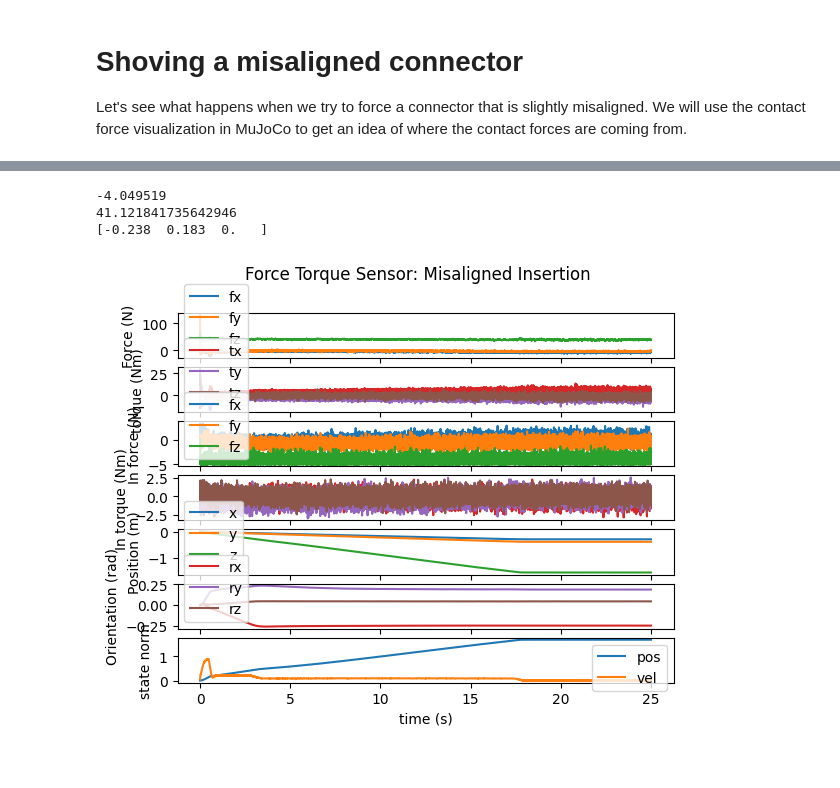
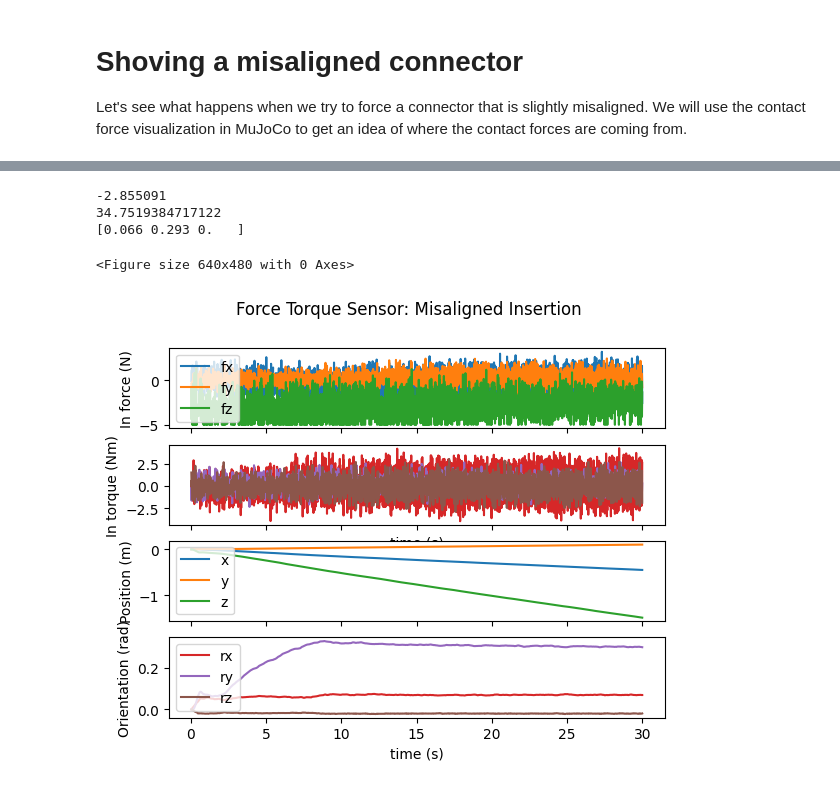
Before and after one commit to mass2010chromium/cs8803_project, a Jupyter notebook: notebook/plugging_6dof.ipynb, the cells around one changed output, grey strips where cells are left out. Cells and saved outputs as stored; diff of their text form; code cells hidden in the pictures.

```diff
--- a/notebook/plugging_6dof.ipynb
+++ b/notebook/plugging_6dof.ipynb
@@ -425,12 +415,12 @@ for i in range(n_checkpoints):
 # %%
 osi_model = torch.load('OSI_Network_6DOF.pt', weights_only=False).to('cpu')
 # %%
-test_env = PluggingEnv(xml, reset_noise=0.15, sim_steps=10)
-N = 100
+test_env = PluggingEnv(xml, reset_noise=0.4, sim_steps=10)
+N = 1000
 ep_len = 1200
 dataset = []
 
-fudge_noise = 0.3
+fudge_noise = 0.0
 
 np.random.seed(0)
 truncations = 0
@@ -451,6 +441,7 @@ for i in range(N):
     for j in range(ep_len):
         fudge_obs = np.copy(obs)
         fudge_obs[18:20] += fudge
+#         fudge_obs[18:20] = 0
         actions, pred_states = learn_model.predict(fudge_obs)
         obs, reward, terminated, truncated, info = test_env.step(actions)
         total_reward += reward
@@ -458,8 +449,8 @@ for i in range(N):
             truncated_bool = True
         if not truncated_bool:
             dataset.append((obs[:18], actions, rp))
-        with torch.no_grad():
-            obs[18:20] = osi_model(torch.cat([torch.tensor(obs[:18], dtype=torch.float32), torch.tensor(actions, dtype=torch.float32)], 0))
+#         with torch.no_grad():
+#             obs[18:20] = osi_model(torch.cat([torch.tensor(obs[:18], dtype=torch.float32), torch.tensor(actions, dtype=torch.float32)], 0))
     if not truncated_bool:
         final_errs.append(np.linalg.norm(obs[6:9] - target[0:3]))
     if truncated_bool:
@@ -588,28 +570,30 @@ Time elapsed: 3.72216 seconds
 # @title Force torque data from misaligned plugging
 # plot mj vs linear model
 misaligned_sensor_data = np.array(sensor_data)
-f, (ax1, ax2, ax3, ax4, ax5, ax6, ax7) = plt.subplots(7, 1, sharex=True)
+plt.figure(0)
+# f, (ax1, ax2, ax3, ax4, ax5, ax6, ax7) = plt.subplots(7, 1, sharex=True)
 # f, (ax3, ax4, ax5, ax6, ax7) = plt.subplots(5, 1, sharex=True)
+f, (ax3, ax4, ax5, ax6) = plt.subplots(4, 1, sharex=True)
 plot_actions = np.array(all_actions)
 print(plot_actions[:, 2].mean())
 print(np.linalg.norm(misaligned_sensor_data[:, :6], axis=1).mean())
 print(rpy)
 
-labels = ['fx', 'fy', 'fz']
-ls = 'dotted'
-for i in range(3):
-    color = plt.get_cmap('tab10')(i)
-    ax1.plot(t_vec[2:], misaligned_sensor_data[1:,i], color = color, label = labels[i-3])
-ax1.set_ylabel('Force (N)')
-ax1.legend(loc = 'lower left')
+# labels = ['fx', 'fy', 'fz']
+# ls = 'dotted'
+# for i in range(3):
+#     color = plt.get_cmap('tab10')(i)
+#     ax1.plot(t_vec[2:], misaligned_sensor_data[1:,i], color = color, label = labels[i-3])
+# ax1.set_ylabel('Force (N)')
+# ax1.legend(loc = 'lower left')
 
-labels = ['tx', 'ty', 'tz']
-for i in range(3):
-    i = i + 3
-    color = plt.get_cmap('tab10')(i)
-    ax2.plot(t_vec[2:], misaligned_sensor_data[1:,i], color = color, label = labels[i-3])
-ax2.set_ylabel('torque (Nm)');
-ax2.legend(loc = 'lower left')
+# labels = ['tx', 'ty', 'tz']
+# for i in range(3):
+#     i = i + 3
+#     color = plt.get_cmap('tab10')(i)
+#     ax2.plot(t_vec[2:], misaligned_sensor_data[1:,i], color = color, label = labels[i-3])
+# ax2.set_ylabel('torque (Nm)');
+# ax2.legend(loc = 'lower left')
 
 labels = ['fx', 'fy', 'fz']
 for i in range(3):
@@ -621,39 +605,40 @@ ax3.legend(loc = 'lower left')
 
 labels = ['tx', 'ty', 'tz']
 for i in range(3):
     i = i + 3
     color = plt.get_cmap('tab10')(i)
     ax4.plot(t_vec[2:], plot_actions[1:,i], color = color, label = labels[i-3])
 ax4.set_xlabel('time (s)')
 ax4.set_ylabel('In torque (Nm)');
 
 labels = ['x', 'y', 'z']
 for i in range(3):
     i = i
     color = plt.get_cmap('tab10')(i)
     ax5.plot(t_vec[2:], misaligned_sensor_data[1:,i+6], color = color, label = labels[i])
 ax5.set_ylabel('Position (m)');
 ax5.legend(loc = 'lower left')
 
 labels = ['rx', 'ry', 'rz']
 for i in range(3):
     i = i + 3
     color = plt.get_cmap('tab10')(i)
     ax6.plot(t_vec[2:], misaligned_sensor_data[1:,i+6], color = color, label = labels[i-3])
 ax6.set_ylabel('Orientation (rad)');
 ax6.legend(loc = 'lower left')
 
 
-ax7.plot(t_vec[2:], np.linalg.norm(misaligned_sensor_data[1:,6:12], axis=1), label="pos")
-ax7.plot(t_vec[2:], np.linalg.norm(misaligned_sensor_data[1:,12:18], axis=1), label="vel")
-ax7.legend()
-ax7.set_ylabel('state norm')
-ax7.set_xlabel('time (s)')
+# ax7.plot(t_vec[2:], np.linalg.norm(misaligned_sensor_data[1:,6:12], axis=1), label="pos")
+# ax7.plot(t_vec[2:], np.linalg.norm(misaligned_sensor_data[1:,12:18], axis=1), label="vel")
+# ax7.legend()
+# ax7.set_ylabel('state norm')
+ax6.set_xlabel('time (s)')
 
 
 f.suptitle('Force Torque Sensor: Misaligned Insertion');
 # %% [output]
--4.049519
-41.121841735642946
-[-0.238  0.183  0.   ]
+-2.855091
+34.7519384717122
+[0.066 0.293 0.   ]
+<Figure size 640x480 with 0 Axes>
-[figure, old version]
+[figure, new version]
```
Also changed, not shown: parts of 27 cells of this notebook, 3 other files.
